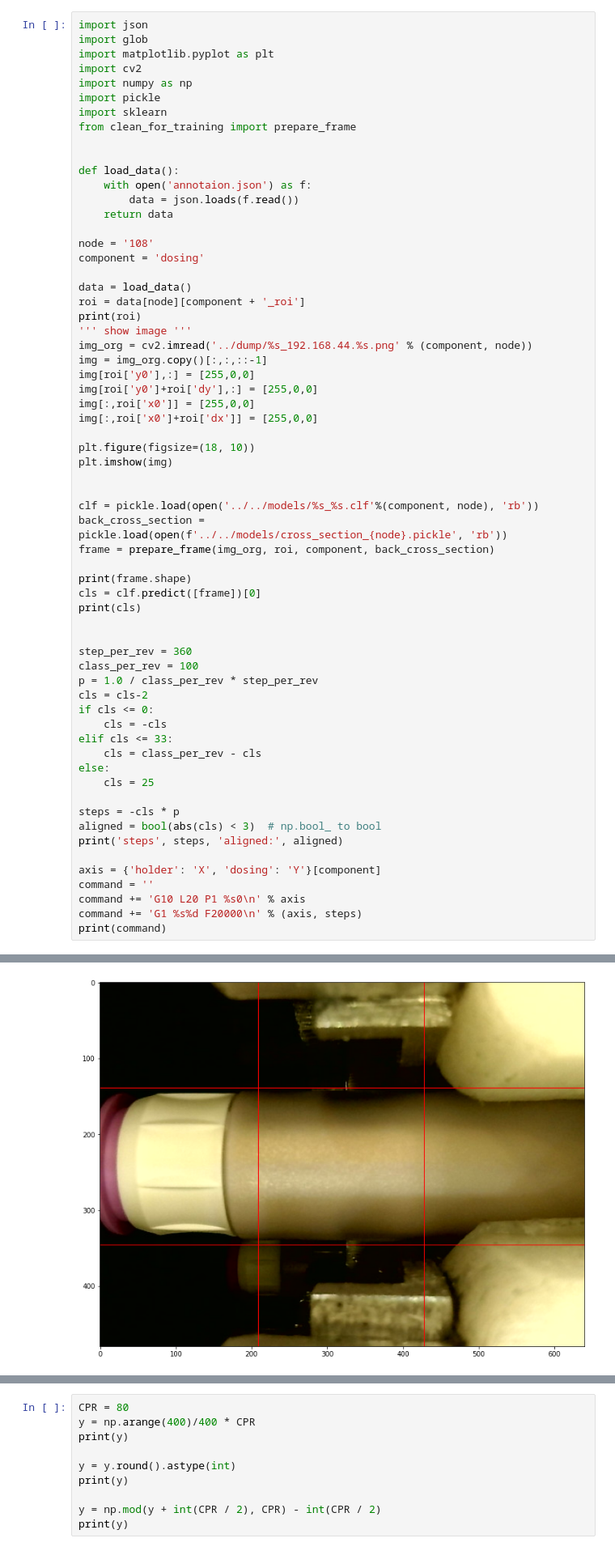
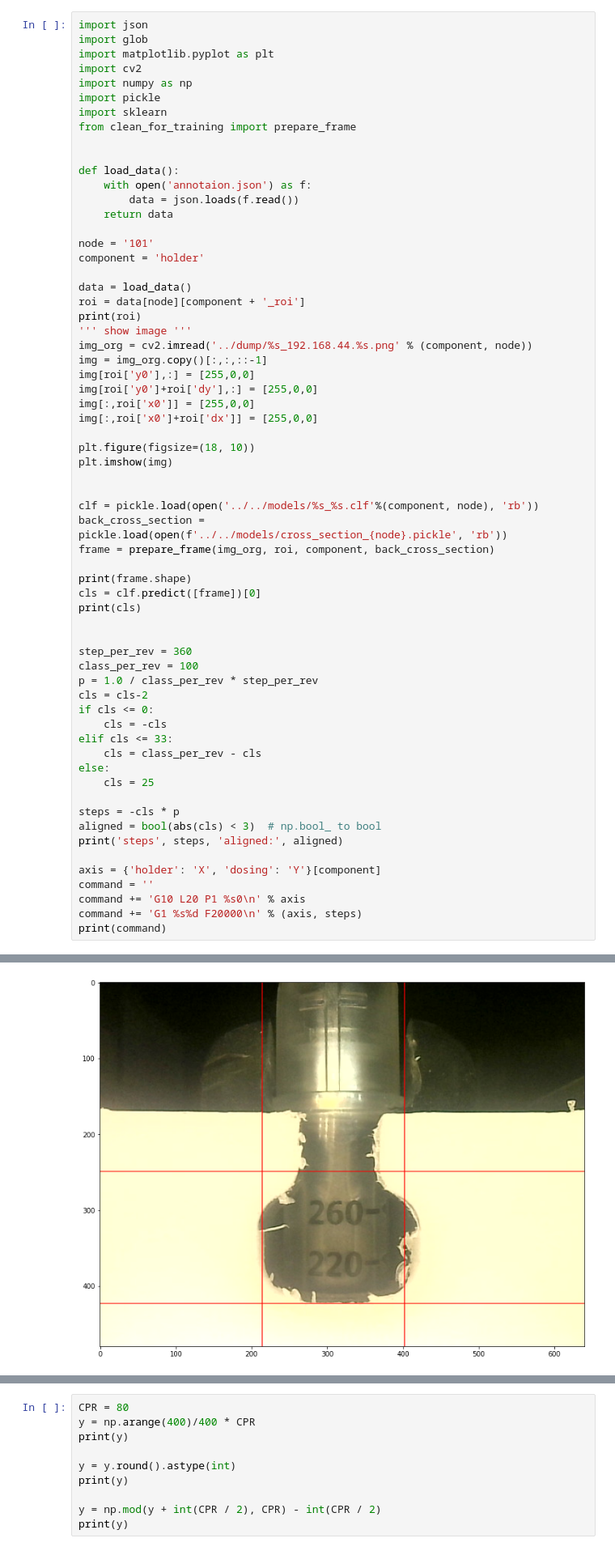
Before and after one commit to hamedty/pm, a Jupyter notebook: server/vision/vision_debug.ipynb, the cells around one changed output, grey strips where cells are left out. Shown at 81% size. Drawn from its saved outputs; the diff is of its cells as text.

```diff
--- a/server/vision/vision_debug.ipynb
+++ b/server/vision/vision_debug.ipynb
@@ -14,8 +14,8 @@ def load_data():
         data = json.loads(f.read())
     return data
 
-node = '108'
-component = 'dosing'
+node = '101'
+component = 'holder'
 
 data = load_data()
 roi = data[node][component + '_roi']
@@ -71,2 +71,2 @@ G1 Y-90 F20000
-[figure, old version]
+[figure, new version]
 # %%
```
Also changed, not shown: parts of 4 cells of this notebook, 8 other files.
